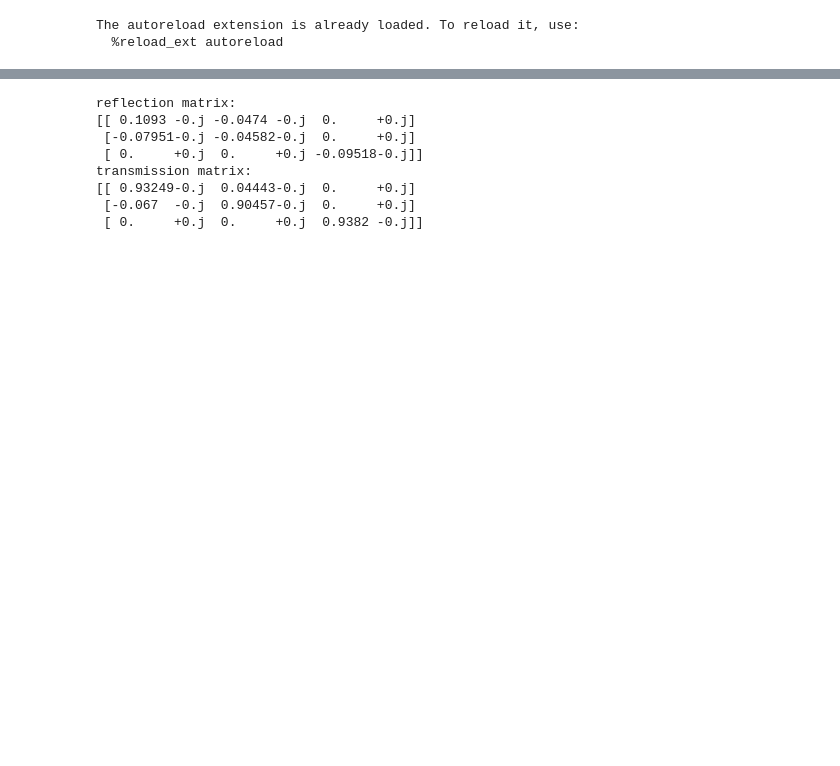
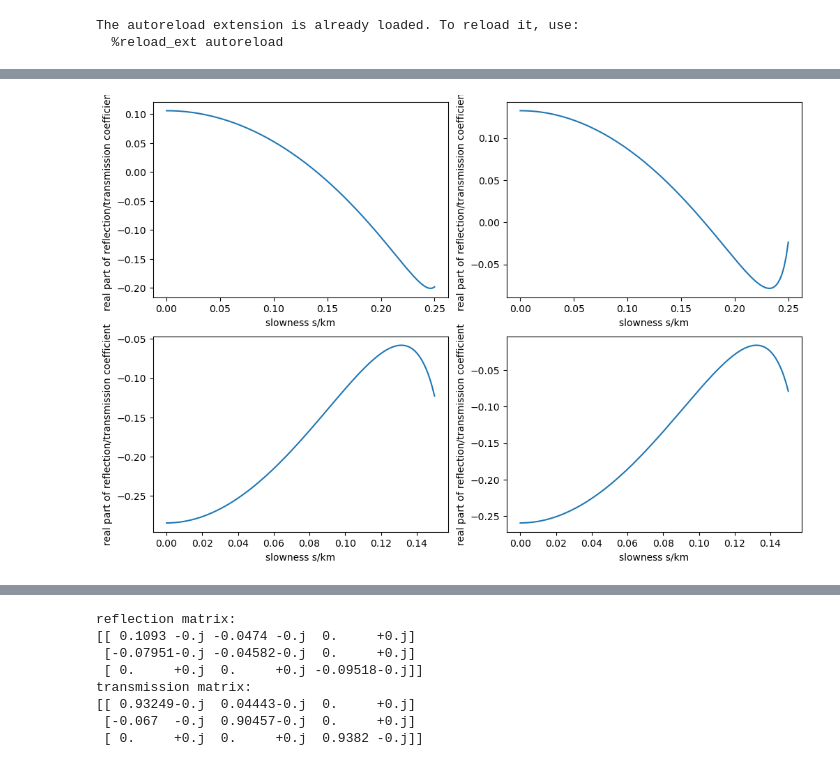
Before and after one commit to gpap-gpap/mantis-core-examples, a Jupyter notebook: Example_3_AVO.ipynb, the cells around one changed output, grey strips where cells are left out. Drawn from its saved outputs; the diff is of its cells as text; code cells hidden in the pictures; blank space fills up the shorter version.

Commit message:
iso aniso examples

```diff
--- a/Example_3_AVO.ipynb
+++ b/Example_3_AVO.ipynb
@@ -13,7 +15,9 @@ The autoreload extension is already loaded. To reload it, use:
 # %%
-from avo_backend.run_examples import run_example, plotting
+from avo_backend.run_examples import plotting, generate_data, init_plot, close_plot
+
 resolution: int = 128
-s0 = np.linspace(0.0001, 0.35, resolution)
+s0 = np.linspace(0.0, 0.25, resolution)
+s1 = np.linspace(0.0, 0.15, resolution)
 paper = "Wang, geophysics-1999"
 pairs = (
     ("shale", "sand"),
@@ -21,13 +25,11 @@ pairs = (
     ("anhydrite", "sand"),
     ("anhydrite", "limestone"),
 )
-azimuth = 0.0
-for top, bot in pairs:
-    ref, descr = run_example(paper, medium1=top, medium2=bot)
-    data = np.asarray(
-            [
-                ref(radial_slowness * np.array([np.cos(azimuth), np.sin(azimuth)]))
-                for radial_slowness in s0
-            ]
-        )
-    plotting(data[:, :, 0, 0].T, labels=["R", "T"], title=descr)
+data = {
+    f"{pair[0]}-{pair[1]}": (
+        generate_data(paper=paper, pairs=pair, s_axis=s0)
+        if pair[0] != "anhydrite"
+        else generate_data(paper=paper, pairs=pair, s_axis=s1)
+    )
+    for pair in pairs
+}
@@ -38,0 +36,10 @@ for top, bot in pairs:
+# %%
+fig, ax = init_plot(2, 2, title="Wang, geophysics-1999")
+
+ax[0, 0].plot(s0, data["shale-sand"][:, 0, 0, 0].T)
+ax[0, 1].plot(s0, data["shale-limestone"][:, 0, 0, 0].T)
+ax[1, 0].plot(s1, data["anhydrite-sand"][:, 0, 0, 0].T)
+ax[1, 1].plot(s1, data["anhydrite-limestone"][:, 0, 0, 0].T)
+close_plot(fig)
+# %% [output]
+[figure, added]
```
Also changed, not shown: parts of 8 cells of this notebook, 5 other files.
